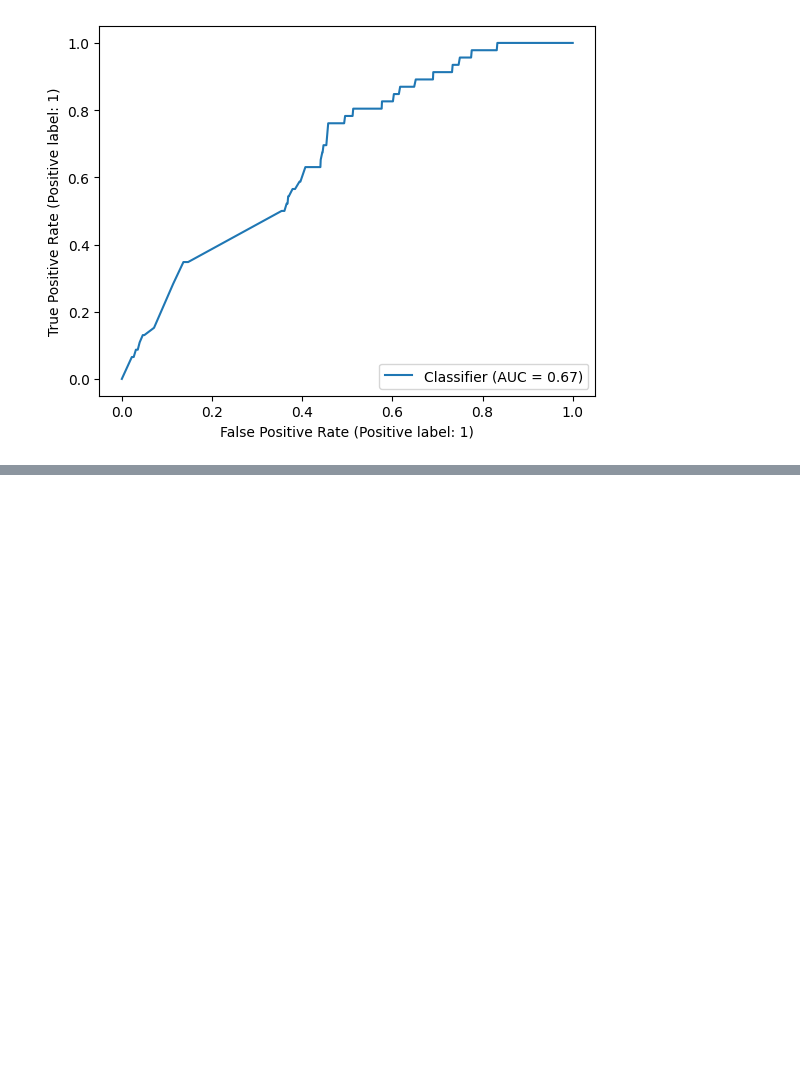
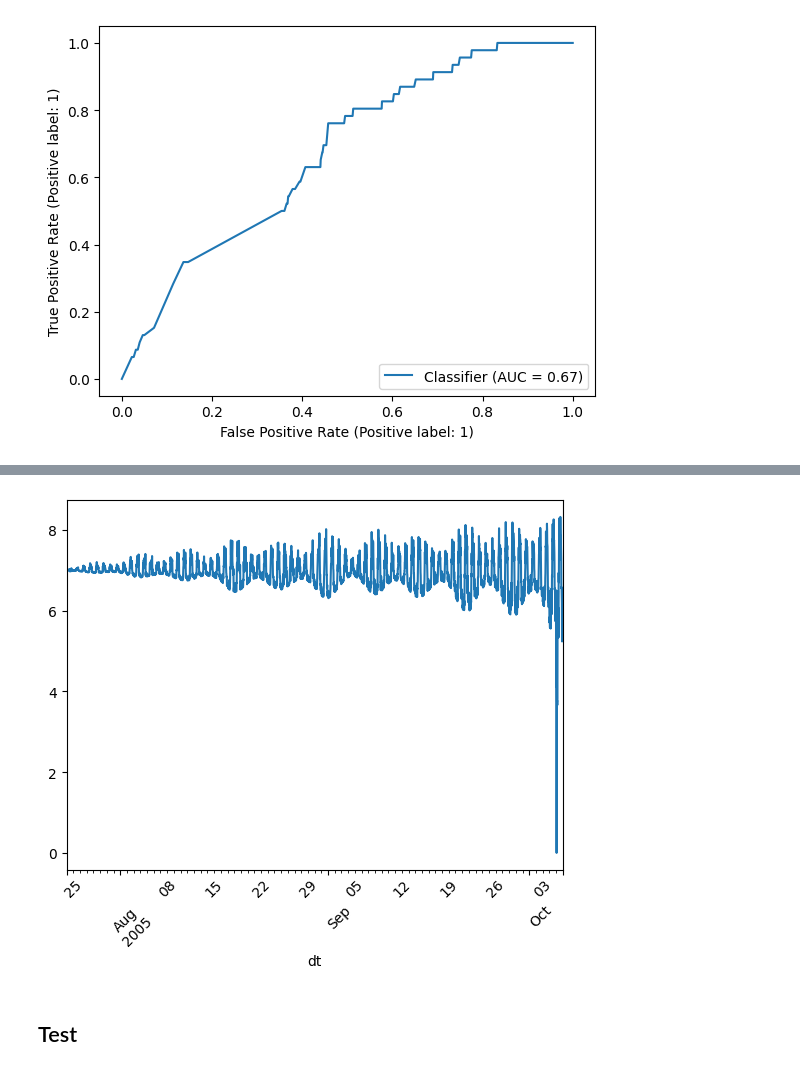
Before and after one commit to daniildiveev/ml-course-shad, a Jupyter notebook: 7th_homework/timeseries-homework.ipynb, the cells around one changed output, grey strips where cells are left out. Cells and saved outputs as stored; diff of their text form; code cells hidden in the pictures; blank space fills up the shorter version.

```diff
--- a/7th_homework/timeseries-homework.ipynb
+++ b/7th_homework/timeseries-homework.ipynb
@@ -222,0 +296,12 @@ test_dataset
+# %%
+train_dataset_cnt_out = pd.DataFrame()
+
+train_dataset_cnt_out['dt'] = counters_out.index
+train_dataset_cnt_out['seasonal_feature'] = np.log(stl_cout.seasonal.values - np.min(stl_cout.seasonal) + 1)
+train_dataset_cnt_out['event'] = train_dataset_cnt_out.dt.apply(check_if_event)
+train_dataset_cnt_out['cnt'] = counters_out.cnt.values
+train_dataset_cnt_out = train_dataset_cnt_out.set_index('dt')
+# %%
+train_dataset_cnt_out.seasonal_feature.plot(rot=45);
+# %% [output]
+[figure, added]
@@ -222,0 +310,2 @@ test_dataset
+# %% [markdown]
+## Test
```
Also changed, not shown: parts of 41 cells of this notebook.
